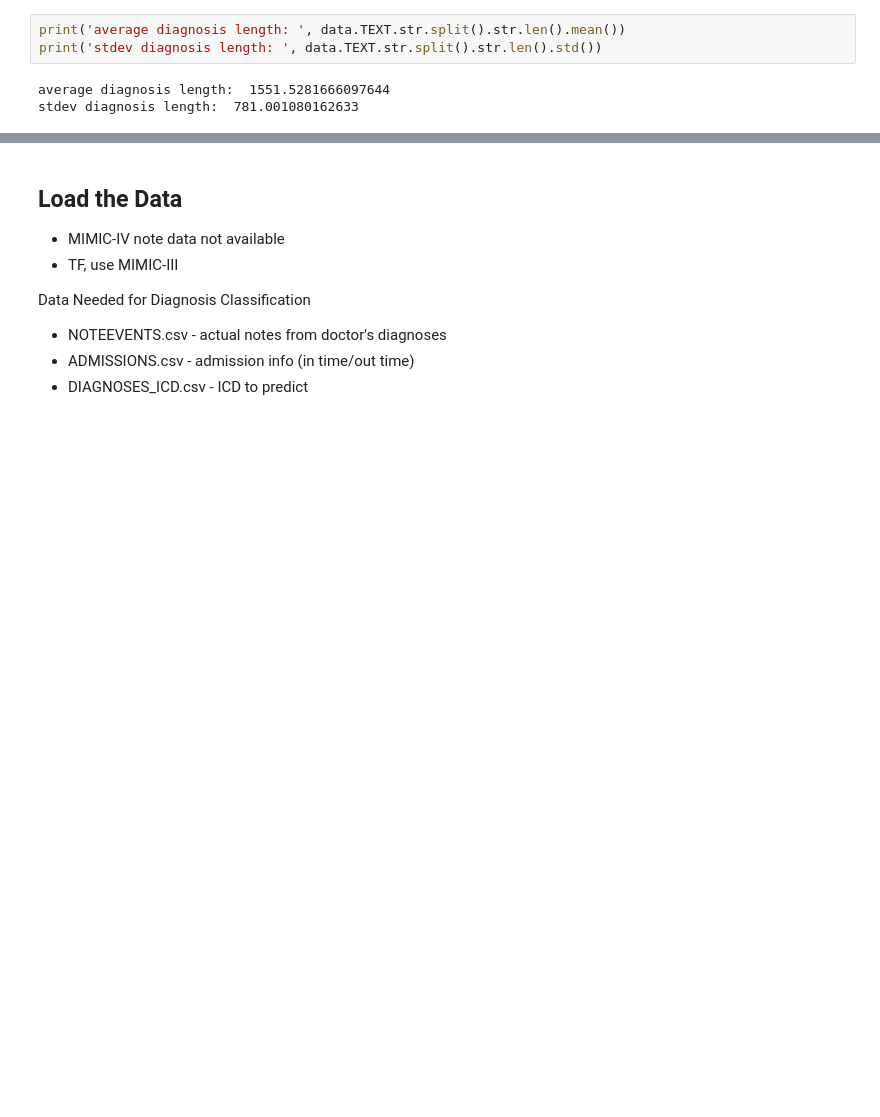
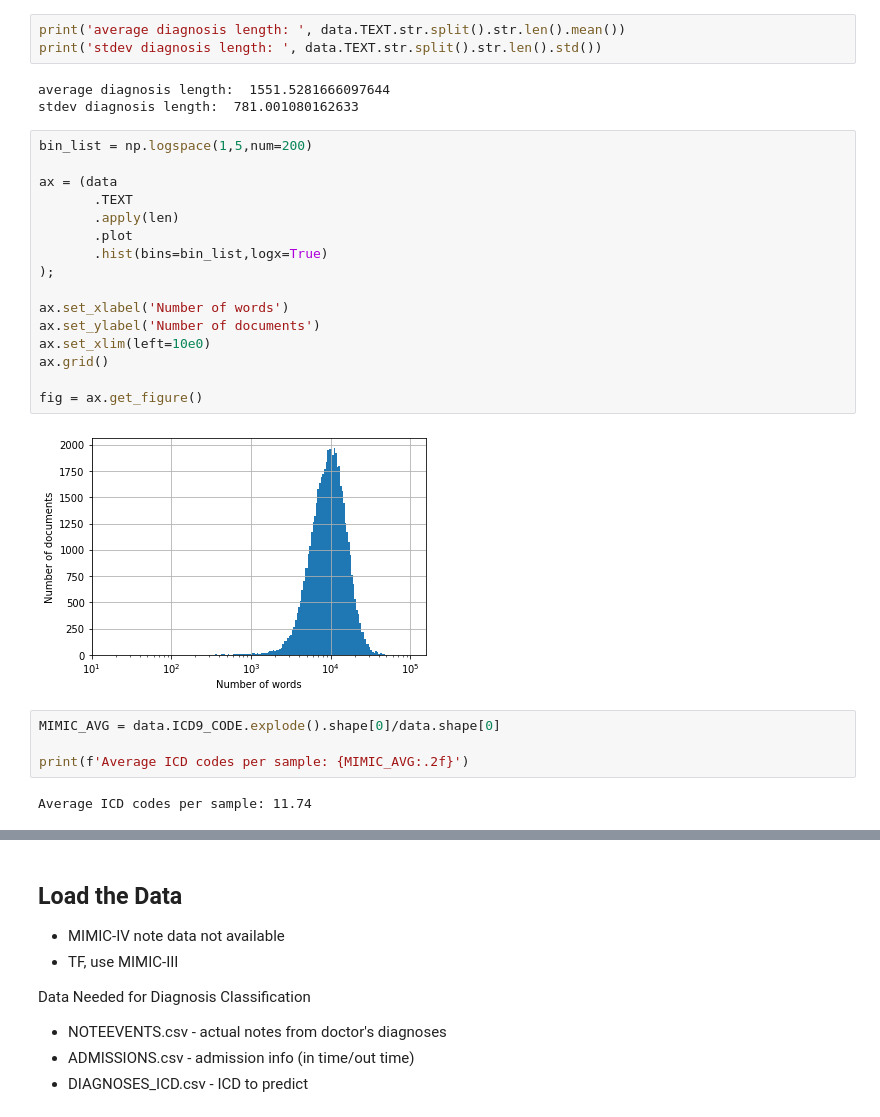
Before and after one commit to RobSeSa/MIMIC-IV_project, a Jupyter notebook: CSE_244B_Project_Medical_Code_Prediction_MIMIC_IV.ipynb, the cells around one changed output, grey strips where cells are left out. Saved outputs shown, nothing was run; the diff lists cells and outputs as text; blank space fills up the shorter version.

```diff
--- a/CSE_244B_Project_Medical_Code_Prediction_MIMIC_IV.ipynb
+++ b/CSE_244B_Project_Medical_Code_Prediction_MIMIC_IV.ipynb
@@ -81,3 +108,27 @@ print('stdev diagnosis length: ', data.TEXT.str.split().str.len().std())
 # %% [output]
 average diagnosis length:  1551.5281666097644
 stdev diagnosis length:  781.001080162633
+# %%
+bin_list = np.logspace(1,5,num=200)
+
+ax = (data
+       .TEXT
+       .apply(len)
+       .plot
+       .hist(bins=bin_list,logx=True)
+);
+
+ax.set_xlabel('Number of words')
+ax.set_ylabel('Number of documents')
+ax.set_xlim(left=10e0)
+ax.grid()
+
+fig = ax.get_figure()
+# %% [output]
+[figure, added]
+# %%
+MIMIC_AVG = data.ICD9_CODE.explode().shape[0]/data.shape[0]
+
+print(f'Average ICD codes per sample: {MIMIC_AVG:.2f}')
+# %% [output]
+Average ICD codes per sample: 11.74
```
Also changed, not shown: parts of 73 cells of this notebook.
